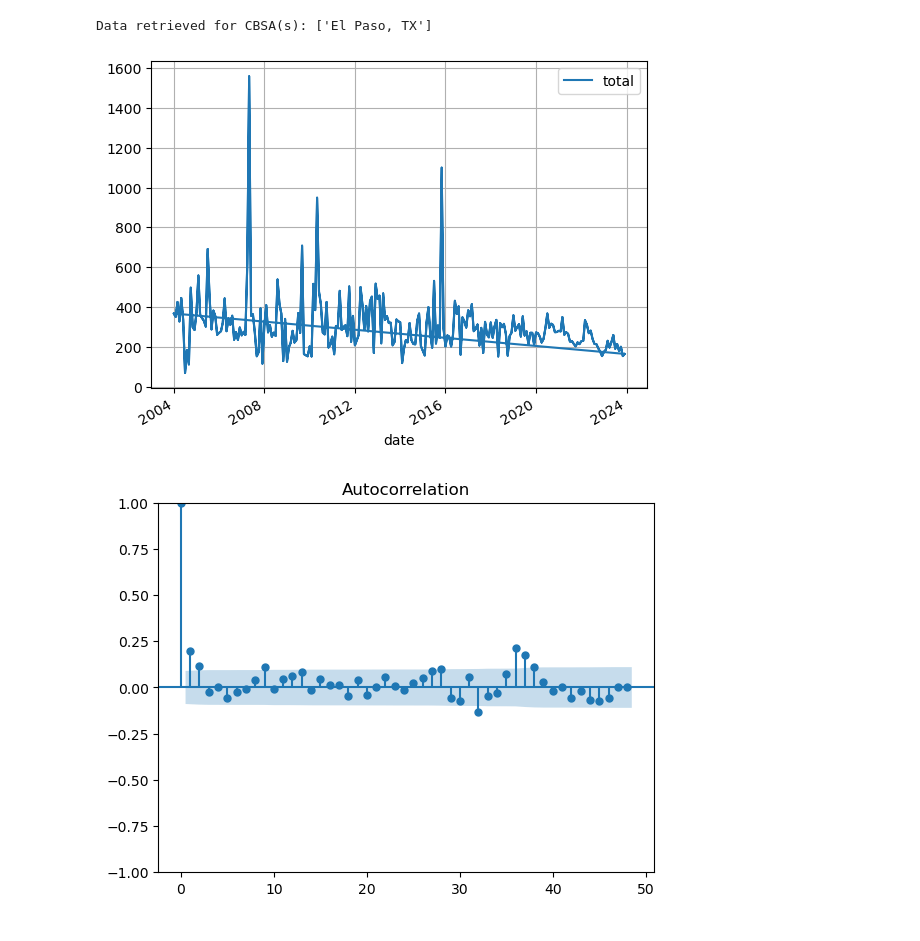
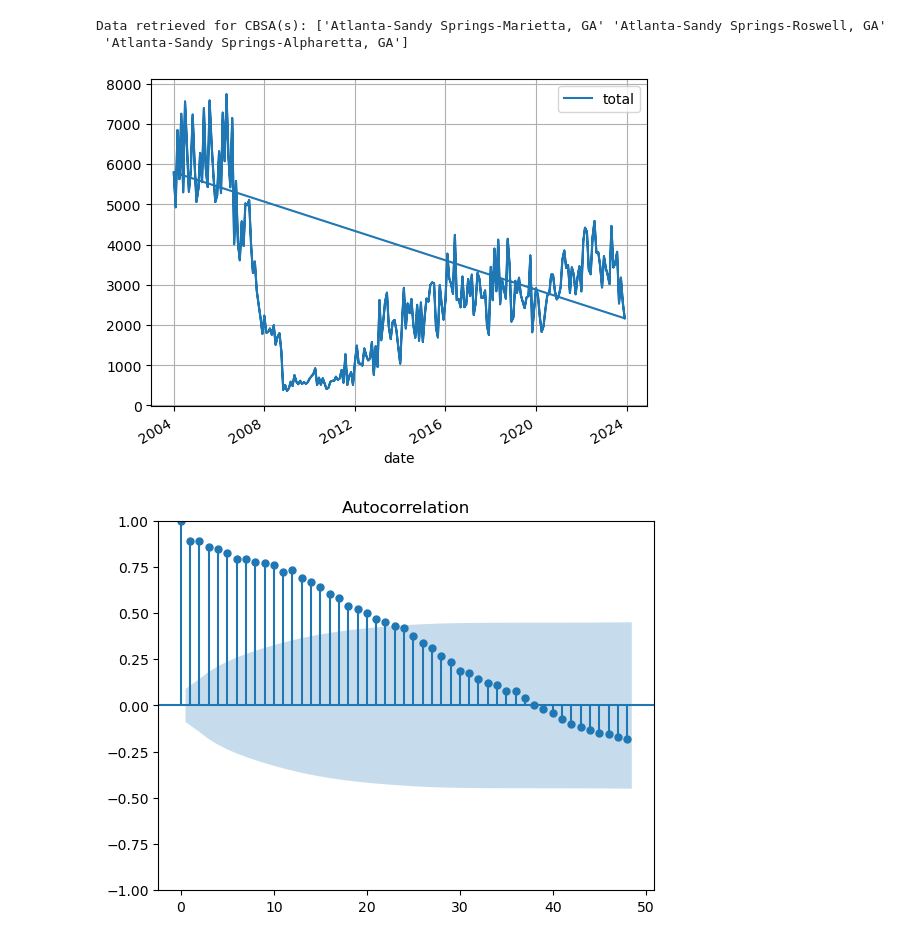
Before and after one commit to alfonso1003/building_permits_survey, a Jupyter notebook: notebooks/analysis.ipynb, the cells around one changed output. Saved outputs shown, nothing was run; the diff lists cells and outputs as text; code cells hidden in the pictures.

```diff
--- a/notebooks/analysis.ipynb
+++ b/notebooks/analysis.ipynb
@@ -44,10 +47,11 @@ def resample_data(df: pd.DataFrame, how: str = "sum", rule: str = "Q") -> pd.Dat
 # %%
-data = get_data("el paso")
+data = get_data("atlanta")
 data.plot(grid=True)
 plt.show()
 # %% [output]
-Data retrieved for CBSA(s): ['El Paso, TX']
+Data retrieved for CBSA(s): ['Atlanta-Sandy Springs-Marietta, GA' 'Atlanta-Sandy Springs-Roswell, GA'
+ 'Atlanta-Sandy Springs-Alpharetta, GA']
-[figure, old version]
+[figure, new version]
 # %%
 # resampled_data = resample_data(data)
 # resampled_data.plot(grid=True)
@@ -56,7 +60,7 @@ Data retrieved for CBSA(s): ['El Paso, TX']
 plot_acf(data["total"], alpha=0.05, lags=48)
 plt.show()
 # %% [output]
-[figure, old version]
+[figure, new version]
 # %%
 # Run the ADF test on the total building permits series and print out the results
 # results = adfuller(resampled_data)
```
Also changed, not shown: parts of 4 cells of this notebook.
